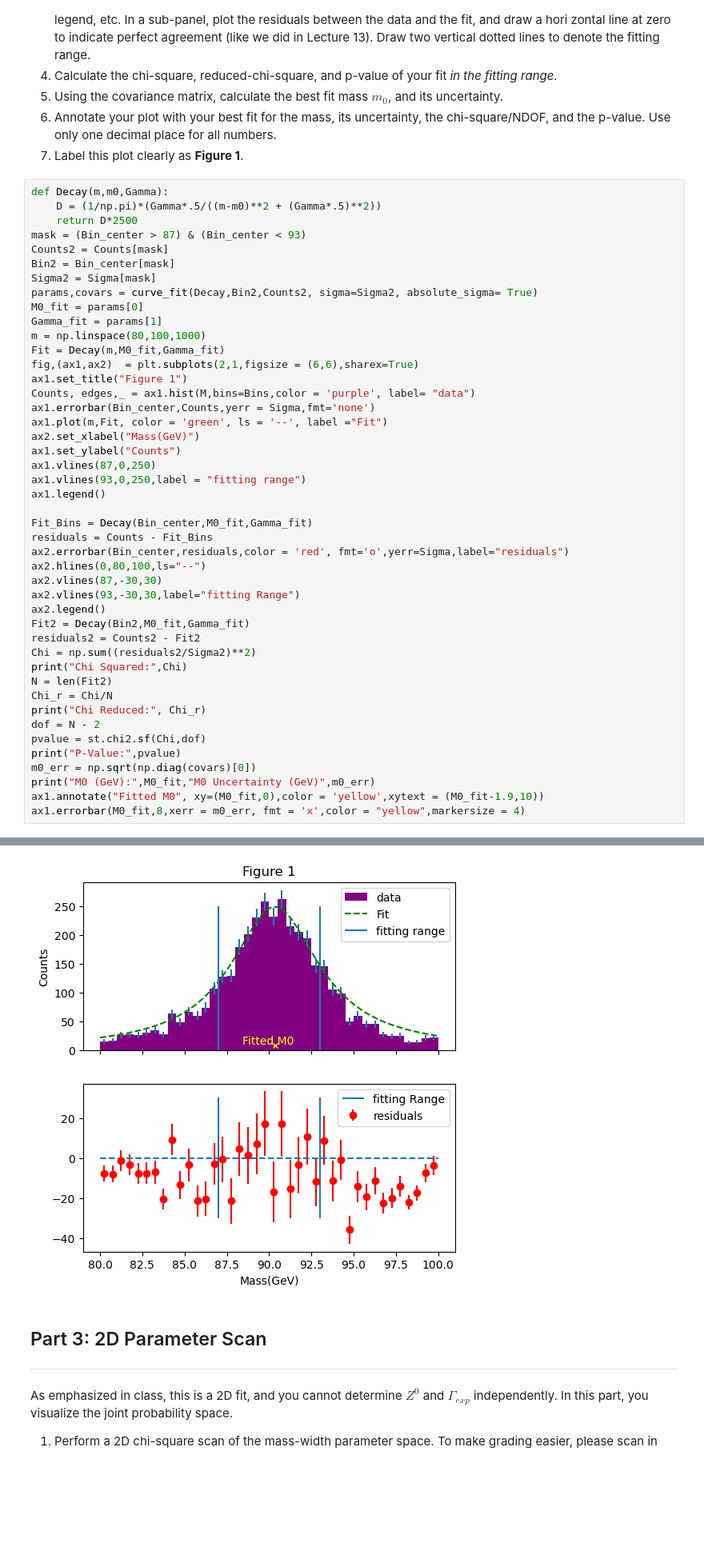
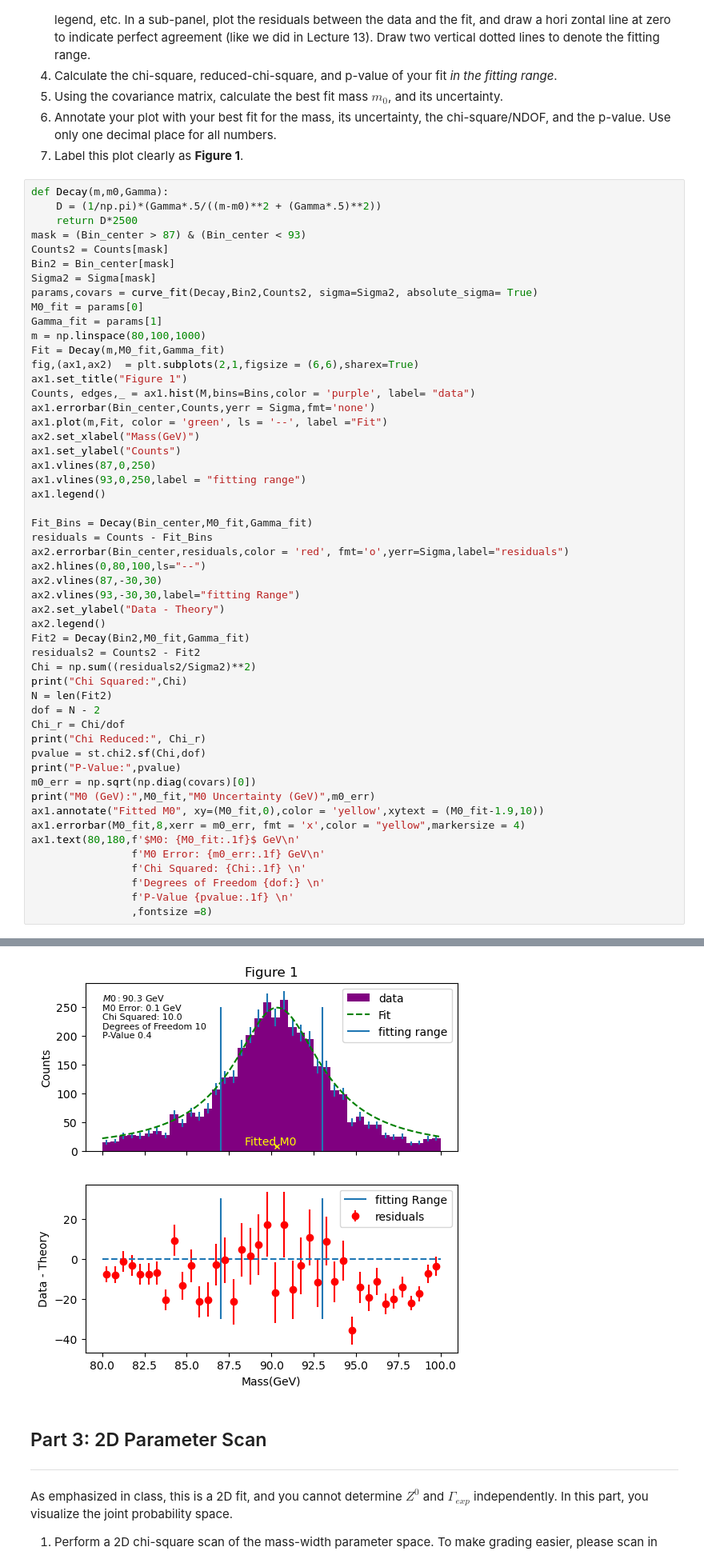
Before and after one commit to rhorton-2/PHYS265-spring26, a Jupyter notebook: Lab2/lab2.ipynb, the cells around one changed output, grey strips where cells are left out. Shown at 80% size. Saved outputs shown, nothing was run; the diff lists cells and outputs as text; blank space fills up the shorter version.

```diff
--- a/Lab2/lab2.ipynb
+++ b/Lab2/lab2.ipynb
@@ -206,20 +206,27 @@ ax2.errorbar(Bin_center,residuals,color = 'red', fmt='o',yerr=Sigma,label="resid
 ax2.hlines(0,80,100,ls="--")
 ax2.vlines(87,-30,30)
 ax2.vlines(93,-30,30,label="fitting Range")
+ax2.set_ylabel("Data - Theory")
 ax2.legend()
 Fit2 = Decay(Bin2,M0_fit,Gamma_fit)
 residuals2 = Counts2 - Fit2
 Chi = np.sum((residuals2/Sigma2)**2)
 print("Chi Squared:",Chi)
 N = len(Fit2)
-Chi_r = Chi/N
+dof = N - 2
+Chi_r = Chi/dof
 print("Chi Reduced:", Chi_r)
-dof = N - 2
 pvalue = st.chi2.sf(Chi,dof)
 print("P-Value:",pvalue)
 m0_err = np.sqrt(np.diag(covars)[0])
 print("M0 (GeV):",M0_fit,"M0 Uncertainty (GeV)",m0_err)
 ax1.annotate("Fitted M0", xy=(M0_fit,0),color = 'yellow',xytext = (M0_fit-1.9,10))
 ax1.errorbar(M0_fit,8,xerr = m0_err, fmt = 'x',color = "yellow",markersize = 4)
+ax1.text(80,180,f'$M0: {M0_fit:.1f}$ GeV\n'
+                f'M0 Error: {m0_err:.1f} GeV\n'
+                f'Chi Squared: {Chi:.1f} \n'
+                f'Degrees of Freedom {dof:} \n'
+                f'P-Value {pvalue:.1f} \n'
+                ,fontsize =8)
 # %% [output]
 Chi Squared: 9.985097164263774
@@ -230,4 +237,4 @@ M0 (GeV): 90.34080586020902 M0 Uncertainty (GeV) 0.09351482703525671
-[figure, old version]
+[figure, new version]
 # %% [markdown]
 ## Part 3: 2D Parameter Scan
 ----
```
Also changed, not shown: parts of 4 cells of this notebook.
